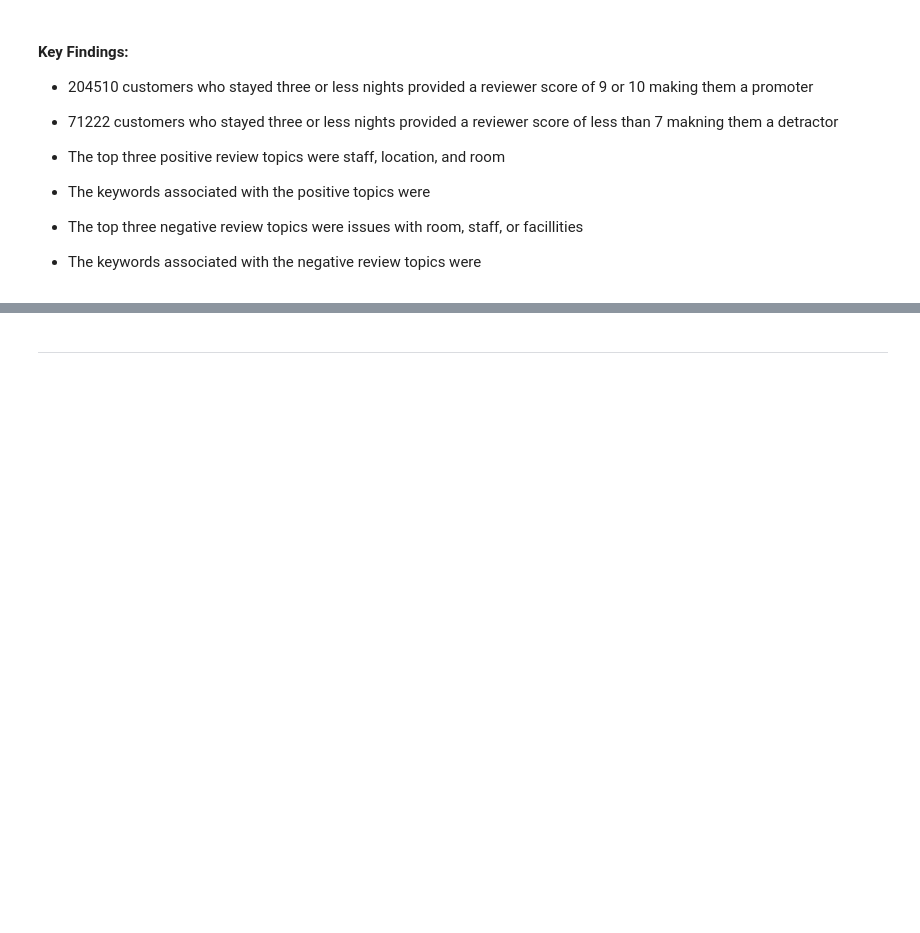
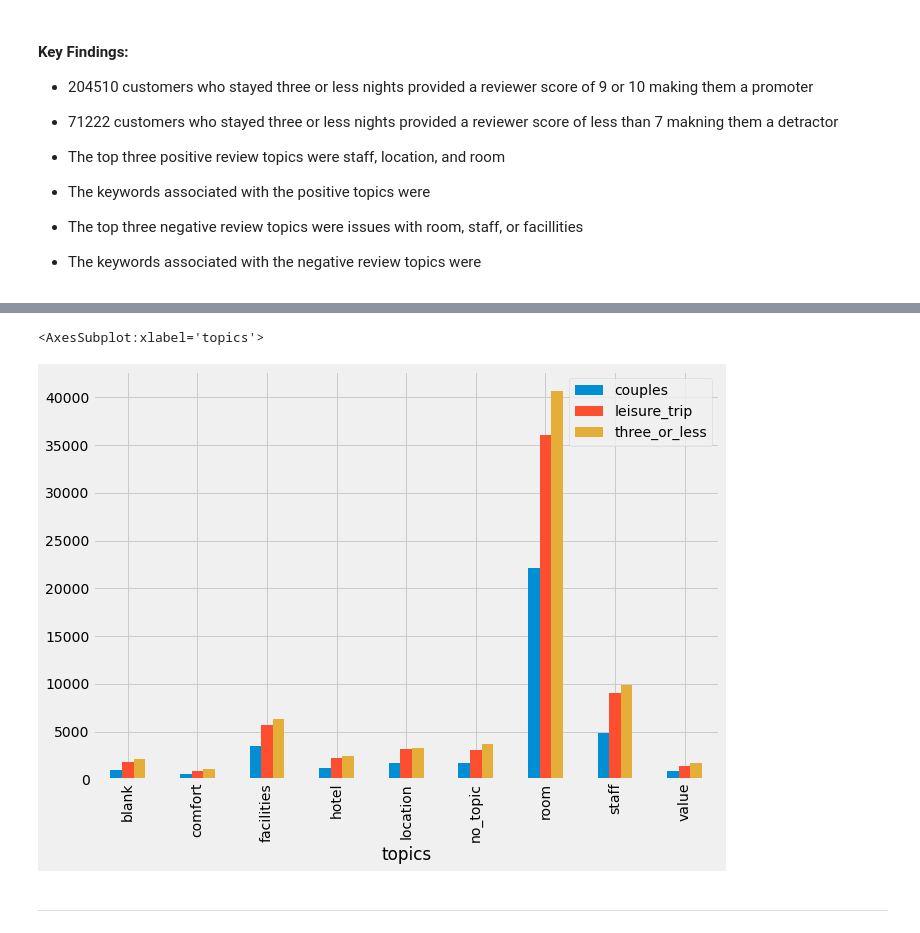
Before and after one commit to InPersonAnalysis/customer_review_capston, a Jupyter notebook: final_notebook.ipynb, the cells around one changed output, grey strips where cells are left out. Cells and saved outputs as stored; diff of their text form; code cells hidden in the pictures; blank space fills up the shorter version.

```diff
--- a/final_notebook.ipynb
+++ b/final_notebook.ipynb
@@ -666,0 +683,8 @@ Name: positive_topic, dtype: int64
+# %%
+neg = pd.DataFrame()
+neg['topics'] = detractor_couples.negative_topic.value_counts().sort_index().index
+neg['couples'] = detractor_couples.negative_topic.value_counts().sort_index().values
+neg['leisure_trip'] = detractor_leisure.negative_topic.value_counts().sort_index().values
+neg['three_or_less'] = threel_detractor.negative_topic.value_counts().head(9).sort_index().values
+neg = neg.set_index('topics')
+neg
@@ -667,3 +703,8 @@ Name: positive_topic, dtype: int64
+# %%
+neg.plot.bar()
+# %% [output]
+<AxesSubplot:xlabel='topics'>
+[figure, added]
 # %% [markdown]
 ---
 # %% [markdown]
```
Also changed, not shown: parts of 11 cells of this notebook.
